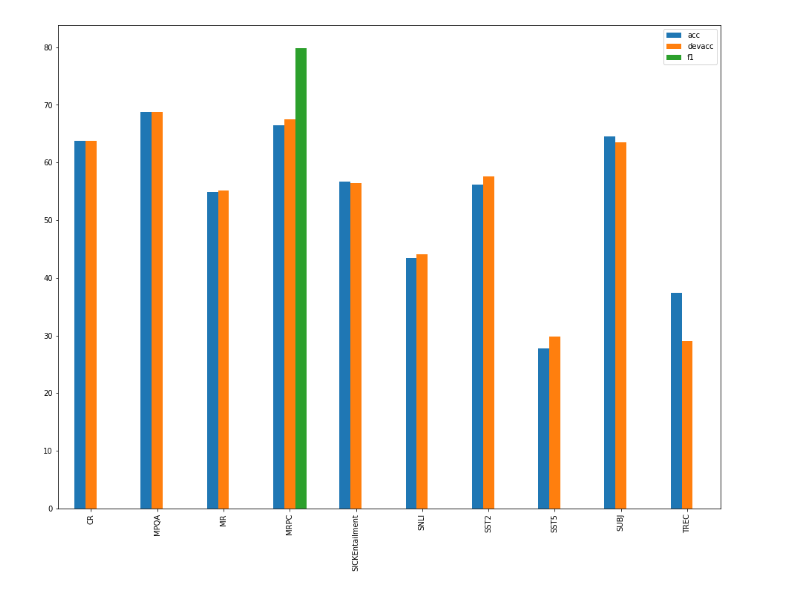
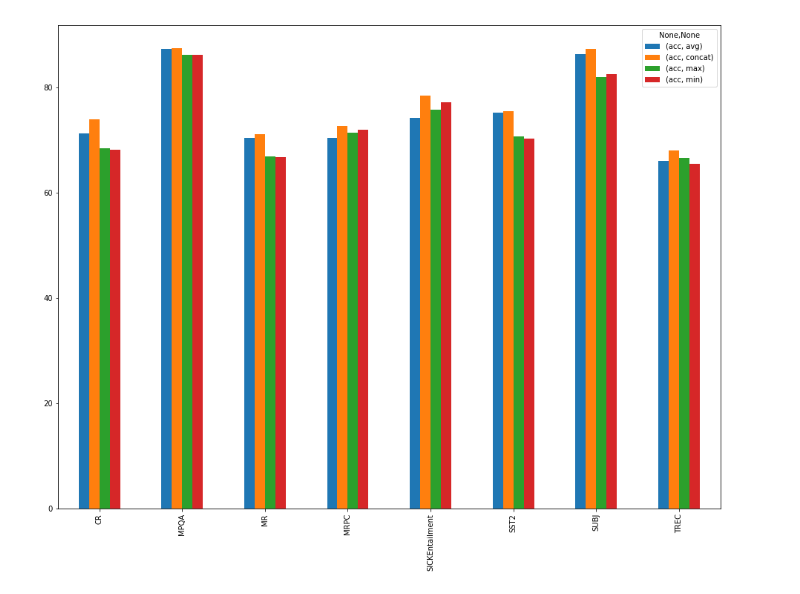
Before and after one commit to samarthbhargav/unsupervised-language-learning, a Jupyter notebook: practical-3/viz.ipynb, the cells around one changed output. Cells and saved outputs as stored; diff of their text form; code cells hidden in the pictures.

Commit message:
visualization v2

```diff
--- a/practical-3/viz.ipynb
+++ b/practical-3/viz.ipynb
@@ -42,0 +15,40 @@ ClassificationTask_df
+# %%
+results = ["avg", "min", "max", "concat"]
+sgm = {}
+eam = {}
+# %%
+for method in results:
+    with codecs.open('results_'+str(method)+'/skipgram.pkl', 'rb') as s:
+        sgm[method] = pickle.load(s)
+    with codecs.open('results_'+str(method)+'/embed_align.pkl', 'rb') as e:
+        eam[method] = pickle.load(e)
+# %%
+def splitting(model_dict):
+    STS = {}
+    ClassificationTask = {}
+    STS_updated_dict = {}
+
+    # splitting
+    for key, value in model_dict.items():
+        for task, scores in value.items():
+            if task.find("STS") == 0:
+                STS[key, task] = model_dict[key][task]
+            else:
+                ClassificationTask[key, task] = sgm[key][task]
+
+    for key, subtasks in STS.items():
+        for text, scores in subtasks.items():
+            if isinstance(scores['pearson'], dict):
+                STS_updated_dict[key] = scores['pearson']['mean'] * 100
+
+    # dataframes
+    ClassificationTask_df = pd.DataFrame.from_dict(ClassificationTask, orient = 'index')
+    ClassificationTask_df = ClassificationTask_df.drop(columns = ['ndev', 'ntest', 'devacc', 'f1'])
+
+    STS_updated_df = pd.DataFrame.from_dict(STS_updated_dict, orient = 'index')
+    STS_updated_df.columns = ['Pearson']
+
+    return STS_updated_df, ClassificationTask_df
+# %%
+STS_sgm, ClassificationTask_sgm = splitting(sgm)
+STS_eam, ClassificationTask_eam = splitting(eam)
@@ -43,5 +77,5 @@ ClassificationTask_df
 # %%
-ClassificationTask_df.plot(kind="bar")
+ClassificationTask_sgm.unstack(level=0).plot(kind='bar', subplots=False)
 plt.show()
 # %% [output]
-[figure, old version]
+[figure, new version]
```
Also changed, not shown: parts of 17 cells of this notebook.
